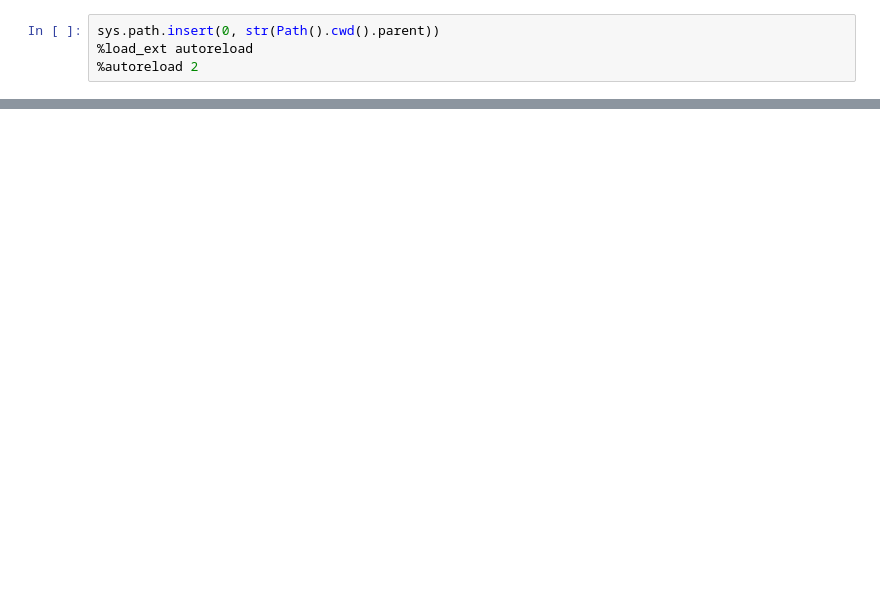
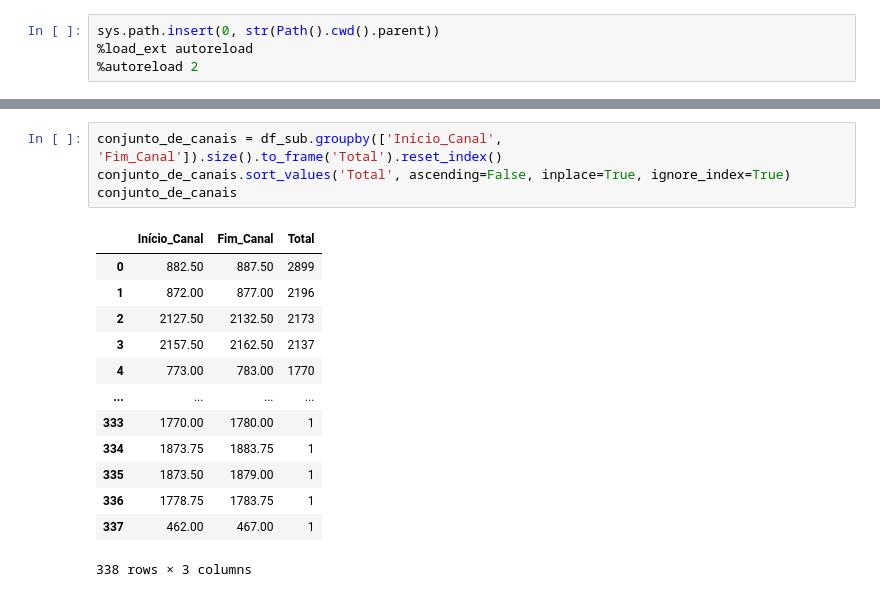
Before and after one commit to InovaFiscaliza/EmissorasRF, a Jupyter notebook: nbs/_smp_eda.ipynb, the cells around one changed output, grey strips where cells are left out. Drawn from its saved outputs; the diff is of its cells as text; blank space fills up the shorter version.

```diff
--- a/nbs/_smp_eda.ipynb
+++ b/nbs/_smp_eda.ipynb
@@ -93,0 +211,18 @@ gb.to_excel(Path.cwd().parent / 'sumarização_smp.xlsx')
+# %%
+conjunto_de_canais = df_sub.groupby(['Início_Canal', 'Fim_Canal']).size().to_frame('Total').reset_index()
+conjunto_de_canais.sort_values('Total', ascending=False, inplace=True, ignore_index=True)
+conjunto_de_canais
+# %% [output]
+|  | Início_Canal | Fim_Canal | Total |
+| 0 | 882.50 | 887.50 | 2899 |
+| 1 | 872.00 | 877.00 | 2196 |
+| 2 | 2127.50 | 2132.50 | 2173 |
+| 3 | 2157.50 | 2162.50 | 2137 |
+| 4 | 773.00 | 783.00 | 1770 |
+| ... | ... | ... | ... |
+| 333 | 1770.00 | 1780.00 | 1 |
+| 334 | 1873.75 | 1883.75 | 1 |
+| 335 | 1873.50 | 1879.00 | 1 |
+| 336 | 1778.75 | 1783.75 | 1 |
+| 337 | 462.00 | 467.00 | 1 |
+338 rows × 3 columns
```
Also changed, not shown: parts of 35 cells of this notebook, 6 other files.
